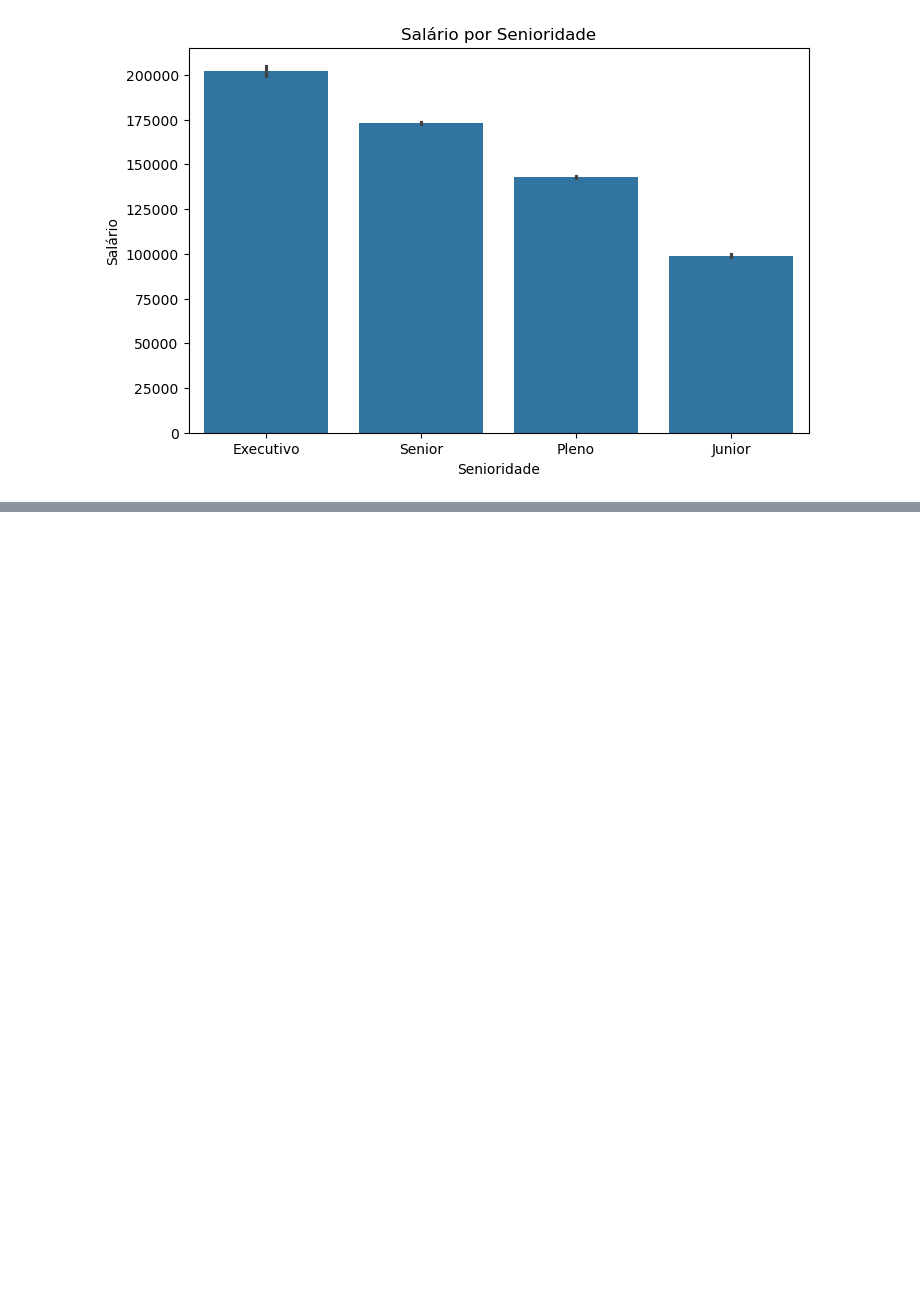
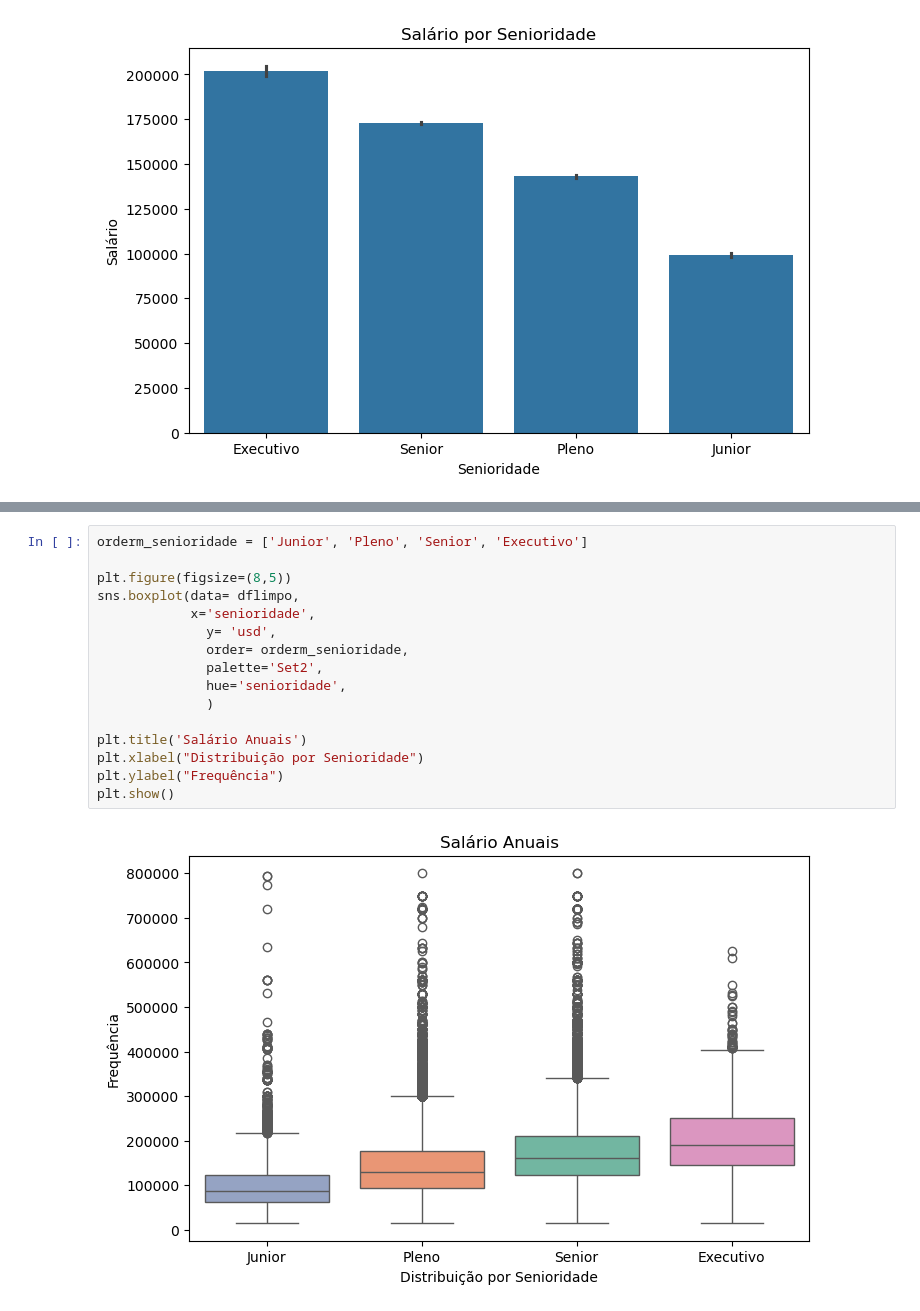
Before and after one commit to Jneliorr/imersao_dados, a Jupyter notebook: imersãoAlura.ipynb, the cells around one changed output, grey strips where cells are left out. Drawn from its saved outputs; the diff is of its cells as text; blank space fills up the shorter version.

```diff
--- a/imersãoAlura.ipynb
+++ b/imersãoAlura.ipynb
@@ -393,0 +449,18 @@ plt.show()
+# %%
+orderm_senioridade = ['Junior', 'Pleno', 'Senior', 'Executivo']
+
+plt.figure(figsize=(8,5))
+sns.boxplot(data= dflimpo,
+            x='senioridade',
+              y= 'usd',
+              order= orderm_senioridade,
+              palette='Set2',
+              hue='senioridade',
+              )
+
+plt.title('Salário Anuais')
+plt.xlabel("Distribuição por Senioridade")
+plt.ylabel("Frequência")
+plt.show()
+# %% [output]
+[figure, added]
```
Also changed, not shown: parts of 14 cells of this notebook, 1 other file.
